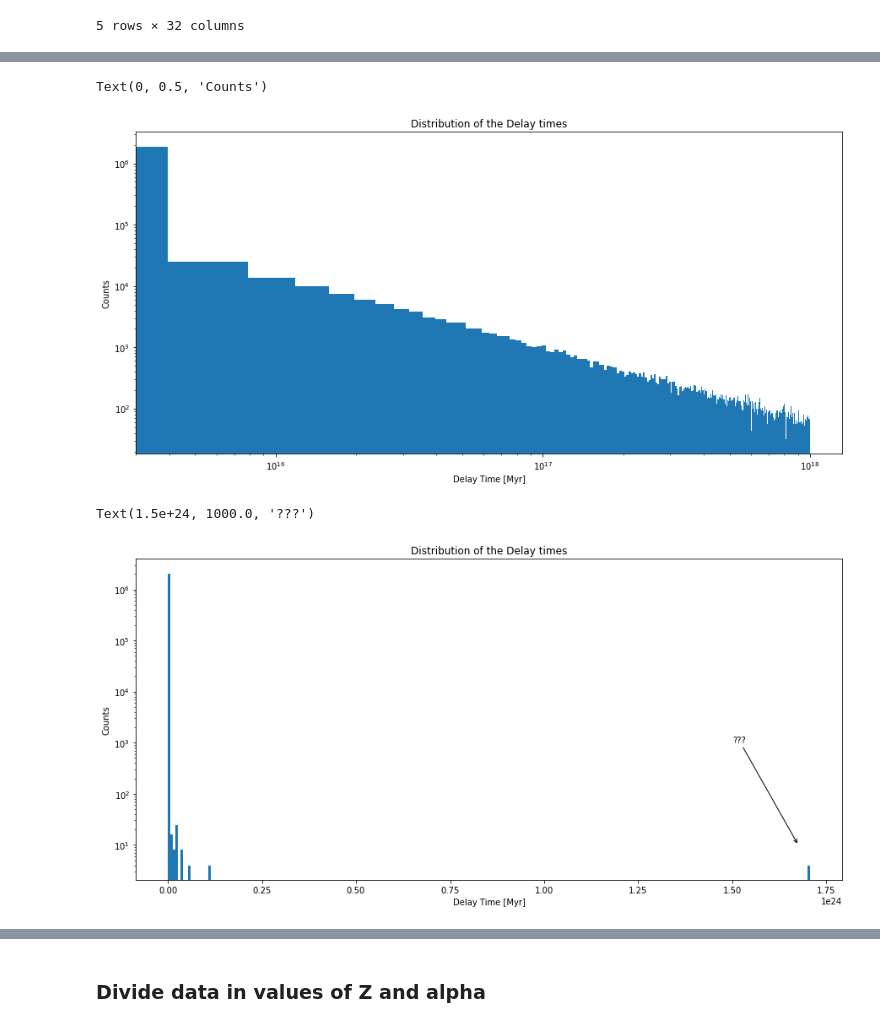
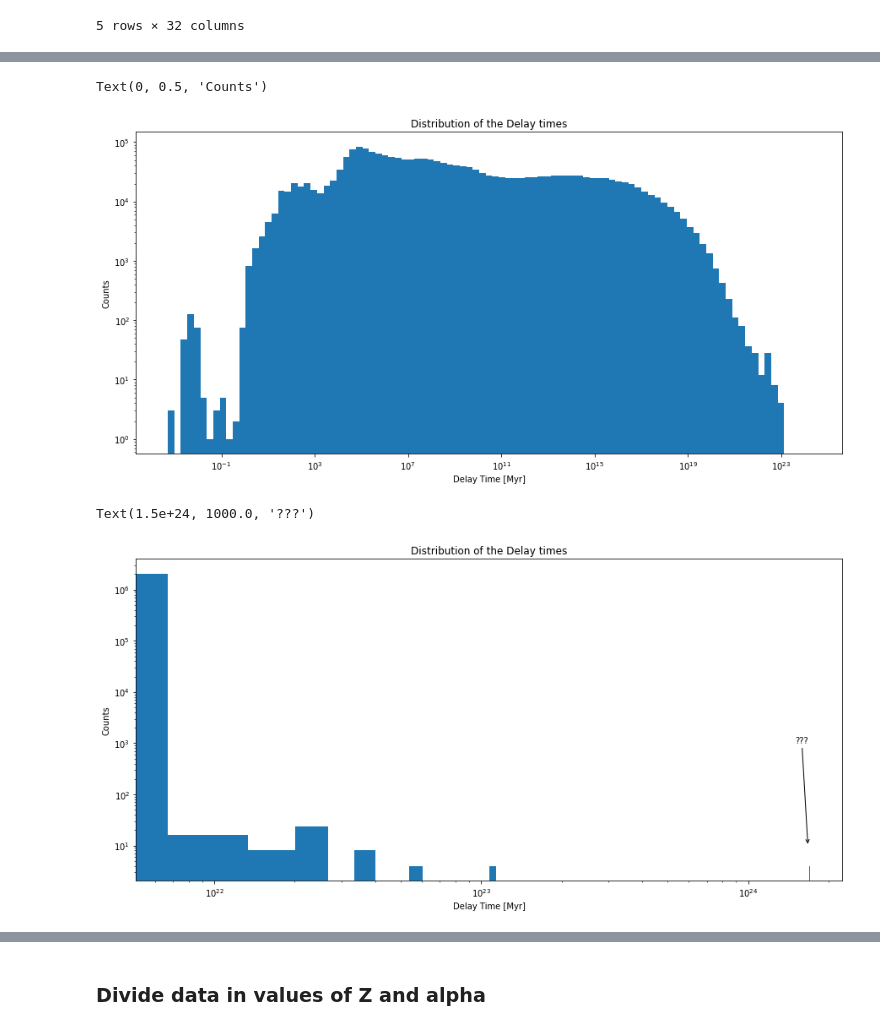
Before and after one commit to Bahadoram/Delay-Time-Dist.-of-Compact-Binary-Objects, a Jupyter notebook: distribution_fitting.ipynb, the cells around one changed output, grey strips where cells are left out. Drawn from its saved outputs; the diff is of its cells as text; code cells hidden in the pictures.

```diff
--- a/distribution_fitting.ipynb
+++ b/distribution_fitting.ipynb
@@ -29,27 +48,28 @@ BHBH.head()
 # %%
 fig, ax = plt.subplots(figsize=(15,7))
 
-b = np.histogram_bin_edges(BHBH[(BHBH.Delay_Time<1e18)].Delay_Time, bins='rice') # does not work with bind='fd'
-entries, edges, _ = ax.hist(BHBH[(BHBH.Delay_Time<1e18)].Delay_Time, bins=b)
+#b = np.histogram_bin_edges(BHBH[(BHBH.Delay_Time<1e18)].Delay_Time, bins='rice') # does not work with bind='fd'
+b = np.logspace(np.log10(min(BHBH.Delay_Time)), np.log10(max(BHBH.Delay_Time)), 100)
+entries, edges, _ = ax.hist(BHBH.Delay_Time, bins=b)
 
 # calculate bin centers
 bin_centers = 0.5 * (edges[:-1] + edges[1:])
 
 ax.set_xscale('log')
 ax.set_yscale('log')
 
 ax.set_title('Distribution of the Delay times')
 ax.set_xlabel('Delay Time [Myr]')
 ax.set_ylabel('Counts')
 # %% [output]
 Text(0, 0.5, 'Counts')
-[figure, old version]
+[figure, new version]
 # %%
 fig, ax = plt.subplots(figsize=(15,7))
 
 b = np.histogram_bin_edges(BHBH.Delay_Time, bins='rice') # does not work with bind='fd', too much memory usage
 ax.hist(BHBH.Delay_Time, bins=b)
-#ax.set_xscale('log')
+ax.set_xscale('log')
 ax.set_yscale('log')
 
 ax.set_title('Distribution of the Delay times')
@@ -60,7 +80,7 @@ ax.annotate( "???", xy = ( 1.675e24, 1e1 ), xytext = ( 1.5e24, 1e3 ),
              arrowprops = dict( arrowstyle = "->" ) )
 # %% [output]
 Text(1.5e+24, 1000.0, '???')
-[figure, old version]
+[figure, new version]
 # %%
 def power_law(x, a, b):
     return x ** a * 10 ** b
```
Also changed, not shown: parts of 9 cells of this notebook, 3 other files.
